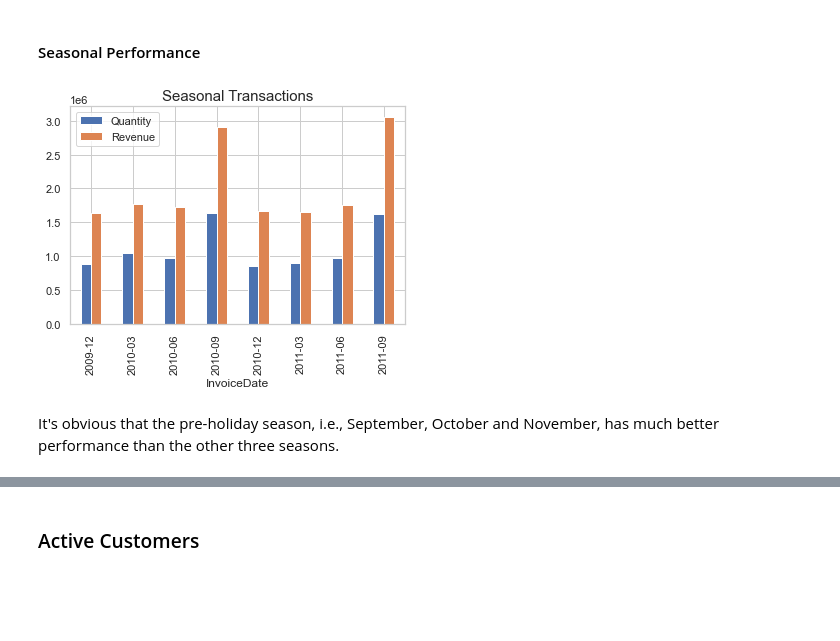
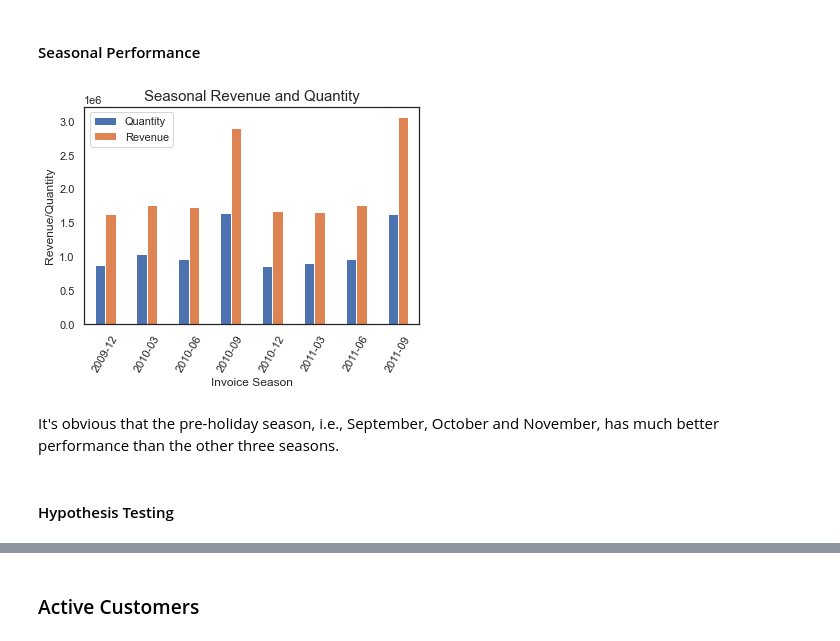
Before and after one commit to lasayin/Online-Retail-Business-Analysis-and-Customer-Segmentation, a Jupyter notebook: Online_Retail_Customer_Behavior_Analysis.ipynb, the cells around one changed output, grey strips where cells are left out. Drawn from its saved outputs; the diff is of its cells as text; code cells hidden in the pictures; blank space fills up the shorter version.

```diff
--- a/Online_Retail_Customer_Behavior_Analysis.ipynb
+++ b/Online_Retail_Customer_Behavior_Analysis.ipynb
@@ -140,5 +150,0 @@ month_retail.head()
-# %%
-# The quantity and revenue by month
-sns.set(style='whitegrid')
-month_retail.plot()
-_ = plt.title('Monthly Transactions', fontsize=15)
@@ -152,14 +188,16 @@ Let's check the seasonally performance. Here, we define four seasons: December,
 #### Seasonal Performance
 # %%
 # Downsample InvoiceDate into season bins and sum the values of quantity and totalprice falling into the bins.
-season_retail = retail.resample('3M', on='InvoiceDate', kind='period').sum()[['Quantity', 'TotalPrice']]
+season_qua_rev = retail.resample('3M', on='InvoiceDate', kind='period').sum()[['Quantity', 'TotalPrice']]
 # Rename the columns
-season_retail.rename({'TotalPrice': 'Revenue'}, axis=1, inplace=True)
+season_qua_rev.rename({'TotalPrice': 'Revenue'}, axis=1, inplace=True)
 # %%
 # The quantity and revenue by month
-season_retail.plot.bar()
-_ = plt.title('Seasonal Transactions', fontsize=15)
+season_qua_rev.plot.bar(rot=60,xlabel='Invoice Season', ylabel='Revenue/Quantity')
+_ = plt.title('Seasonal Revenue and Quantity', fontsize=15)
 # %% [output]
-[figure, old version]
+[figure, new version]
 # %% [markdown]
 It's obvious that the pre-holiday season, i.e., September, October and November, has much better performance than the other three seasons.
+# %% [markdown]
+#### Hypothesis Testing
```
Also changed, not shown: parts of 16 cells of this notebook.
